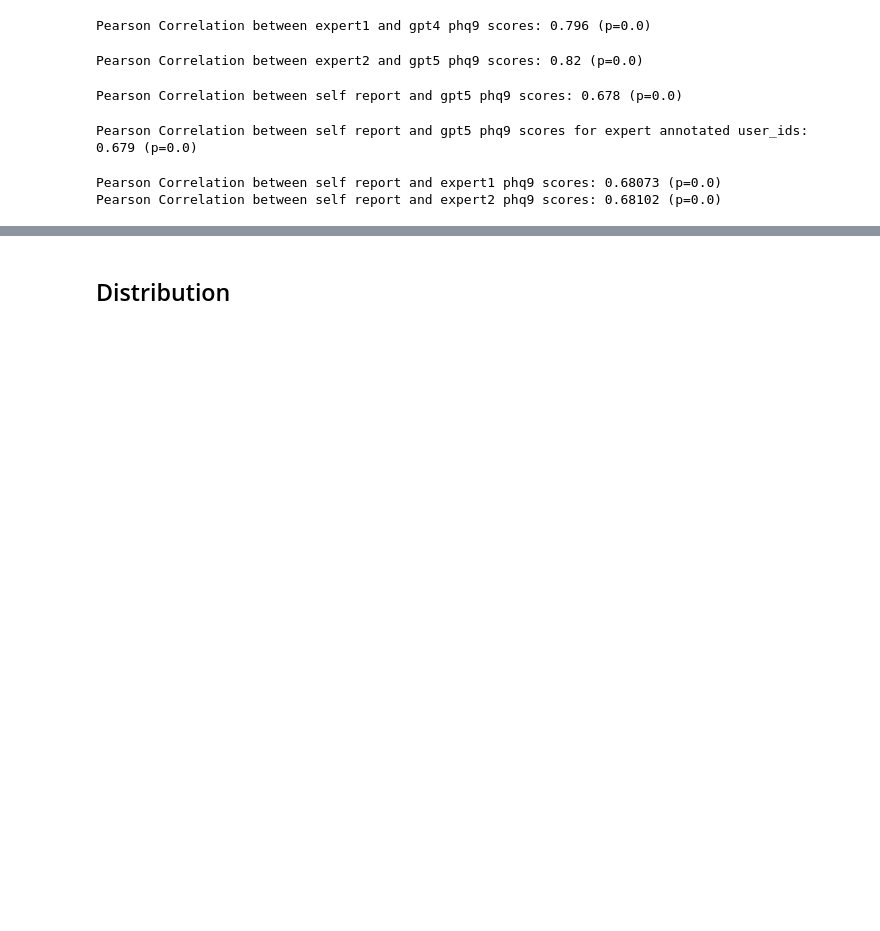
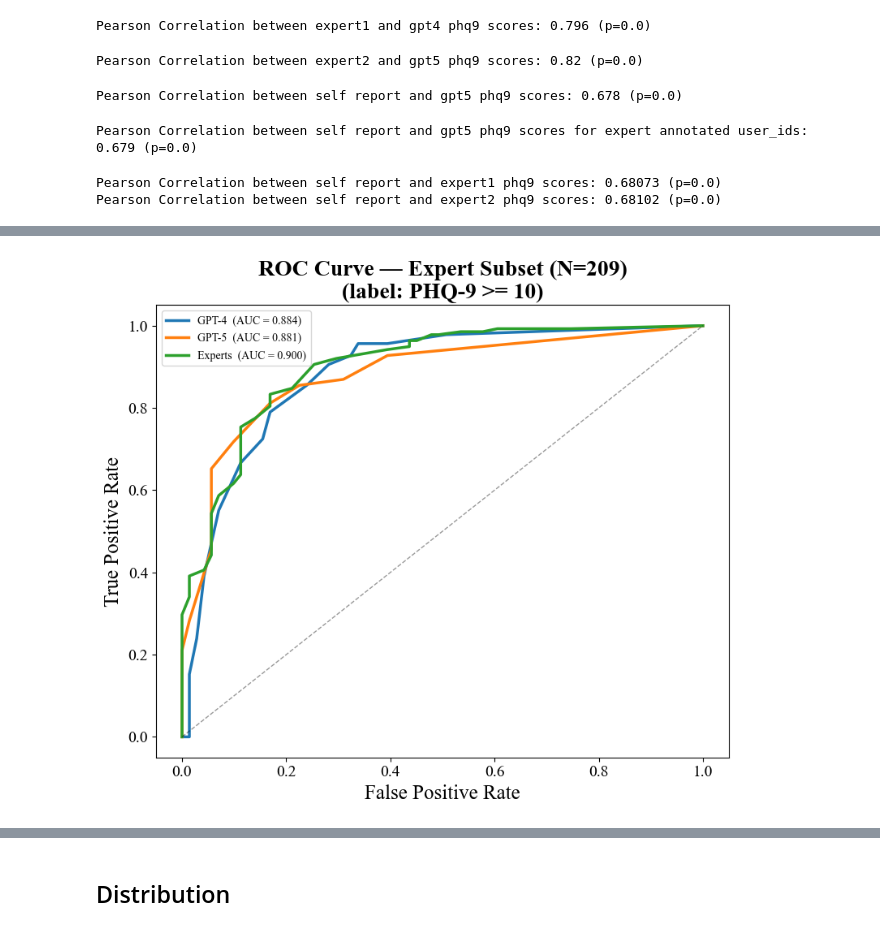
Before and after one commit to adithya8/gpt4-depression-schema, a Jupyter notebook: analysis/gpt5_item_analysis.ipynb, the cells around one changed output, grey strips where cells are left out. Drawn from its saved outputs; the diff is of its cells as text; code cells hidden in the pictures; blank space fills up the shorter version.

```diff
--- a/analysis/gpt5_item_analysis.ipynb
+++ b/analysis/gpt5_item_analysis.ipynb
@@ -221,3 +242,96 @@ print ("Pearson Correlation between self report and expert2 phq9 scores: {} (p={
 # %% [output]
 Pearson Correlation between self report and expert1 phq9 scores: 0.68073 (p=0.0)
 Pearson Correlation between self report and expert2 phq9 scores: 0.68102 (p=0.0)
+# %%
+from sklearn.metrics import roc_curve, auc, roc_auc_score
+from matplotlib import font_manager as _fm
+
+_font_path      = '/usr/share/fonts/truetype/msttcorefonts/Times_New_Roman.ttf'
+_bold_font_path = '/usr/share/fonts/truetype/msttcorefonts/Times_New_Roman_Bold.ttf'
+_font      = _fm.FontProperties(fname=_font_path)
+_font_bold = _fm.FontProperties(fname=_bold_font_path)
+
+# ============================================================
+# CONSTRUCT-LEVEL ROC: expert-annotated subset
+# Label: self-report PHQ-9 total >= 10 (Kroenke et al. 2001)
+# Models: GPT-4, GPT-5, averaged experts
+# ============================================================
+
+# Average expert scores
+_exp_merged = pd.merge(
+    expert1_df[['user_id'] + score_columns],
+    expert2_df[['user_id'] + score_columns],
+    on='user_id', suffixes=('_e1', '_e2')
+)
+_expert_avg = pd.DataFrame({'user_id': _exp_merged['user_id']})
+for _col in score_columns:
+    _expert_avg[_col] = (_exp_merged[f'{_col}_e1'] + _exp_merged[f'{_col}_e2']) / 2.0
+
+# Restrict to expert-annotated subset
+_expert_ids = set(expert1_df['user_id']) & set(expert2_df['user_id'])
+_sr_sub   = self_report_df[self_report_df.user_id.isin(_expert_ids)].set_index('user_id')
+_gpt4_sub = gpt4_df[gpt4_df.user_id.isin(_expert_ids)].set_index('user_id')
+_gpt5_sub = gpt5_df[gpt5_df.user_id.isin(_expert_ids)].set_index('user_id')
+_exp_sub  = _expert_avg.set_index('user_id')
+
+_common = (_sr_sub.index.intersection(_gpt4_sub.index)
+           .intersection(_gpt5_sub.index).intersection(_exp_sub.index))
+_sr_sub, _gpt4_sub, _gpt5_sub, _exp_sub = [
+    df.loc[_common] for df in [_sr_sub, _gpt4_sub, _gpt5_sub, _exp_sub]]
+print(f'Expert-annotated subset N: {len(_common)}')
+
+_sr_total   = _sr_sub[score_columns].sum(axis=1)
+_gpt4_total = _gpt4_sub[score_columns].sum(axis=1)
+_gpt5_total = _gpt5_sub[score_columns].sum(axis=1)
+_exp_total  = _exp_sub[score_columns].sum(axis=1)
+
+_y_label = (_sr_total >= 10).astype(int)
+print(f'Prevalence (PHQ-9 >= 10): {_y_label.mean():.1%}  ({_y_label.sum()}/{len(_y_label)})')
+
+# Bootstrap p-value for AUC difference (H0: AUC_A == AUC_B, two-tailed)
+def _auc_pval(y_true, scores_a, scores_b, n_boot=1000, seed=42):
+    rng = np.random.default_rng(seed)
+    n = len(y_true)
+    diffs = []
+    for _ in range(n_boot):
+        idx = rng.integers(0, n, size=n)
+        yt = y_true[idx]
+        if len(np.unique(yt)) < 2:
+            continue
+        diffs.append(roc_auc_score(yt, scores_a[idx]) - roc_auc_score(yt, scores_b[idx]))
+    diffs = np.array(diffs)
+    return 2.0 * min(np.mean(diffs <= 0), np.mean(diffs >= 0))
+
+_scores_sub = {
+    'GPT-4':   _gpt4_total.values,
+    'GPT-5':   _gpt5_total.values,
+    'Experts': _exp_total.values,
+}
+_colors = {'GPT-4': '#1f77b4', 'GPT-5': '#ff7f0e', 'Experts': '#2ca02c'}
+
+fig, ax = plt.subplots(figsize=(8, 7))
+for _name, _sc in _scores_sub.items():
+    _fpr, _tpr, _ = roc_curve(_y_label.values, _sc)
+    ax.plot(_fpr, _tpr, color=_colors[_name], lw=2.5,
+            label=f'{_name}  (AUC = {auc(_fpr, _tpr):.3f})')
+
+ax.plot([0, 1], [0, 1], 'k--', lw=1, alpha=0.4)
+ax.set_xlabel('False Positive Rate', fontsize=18, fontproperties=_font)
+ax.set_ylabel('True Positive Rate', fontsize=18, fontproperties=_font)
+ax.set_title('ROC Curve — Expert Subset (N=' + str(len(_common)) + ')\n(label: PHQ-9 >= 10)', fontsize=20, fontproperties=_font_bold)
+ax.legend(prop=_font, fontsize=14)
+for _t in ax.get_xticklabels() + ax.get_yticklabels():
+    _t.set_fontproperties(_font); _t.set_fontsize(14)
+plt.tight_layout()
+plt.savefig('../data/figures/construct_roc_expert_subset.pdf', dpi=300, bbox_inches='tight')
+plt.show()
+
+# Pairwise AUC significance (bootstrap, 1000 trials)
+print('\nPairwise AUC significance (bootstrap, 1000 trials):')
+print(f"  {'Comparison':<25} {'ΔAUC':>8} {'p':>8} {'sig':>5}")
+for _a, _b in [('GPT-4','GPT-5'), ('GPT-4','Experts'), ('GPT-5','Experts')]:
+    _da = roc_auc_score(_y_label.values, _scores_sub[_a]) - roc_auc_score(_y_label.values, _scores_sub[_b])
+    _p  = _auc_pval(_y_label.values, _scores_sub[_a], _scores_sub[_b])
+    _s  = '***' if _p<0.001 else '**' if _p<0.01 else '*' if _p<0.05 else 'ns'
+    print(f"  {_a+' vs '+_b:<25} {_da:>+8.3f} {_p:>8.3f} {_s:>5}")
+# %% [output]
@@ -223,0 +340 @@ Pearson Correlation between self report and expert2 phq9 scores: 0.68102 (p=0.0)
+[figure, added]
```
Also changed, not shown: parts of 10 cells of this notebook, 14 other files.
